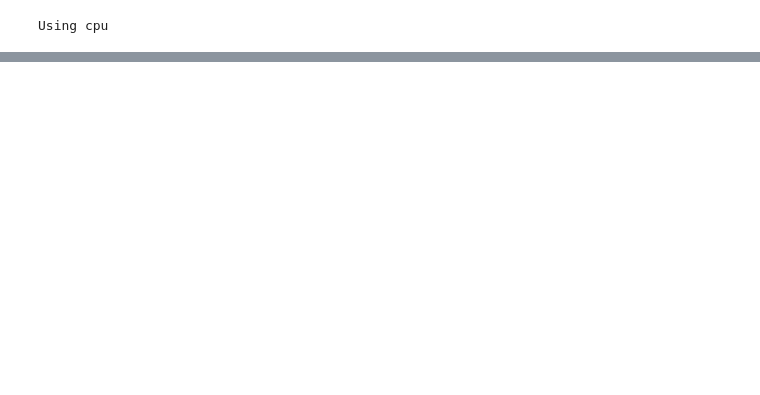
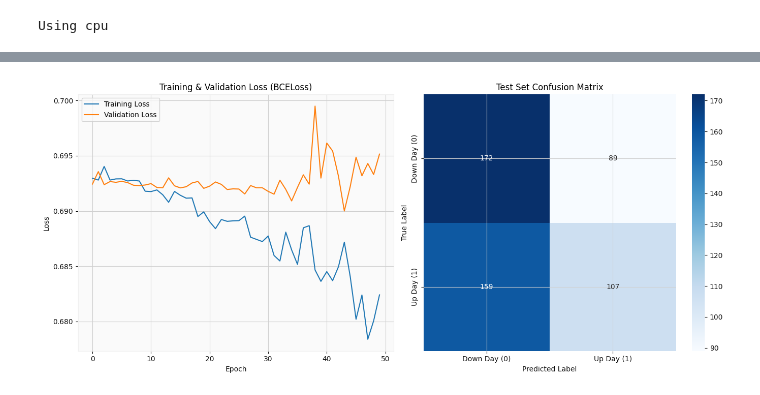
Before and after one commit to srikrish2812/eth_predictor, a Jupyter notebook: crypto_pred/lstm.ipynb, the cells around one changed output, grey strips where cells are left out. Saved outputs shown, nothing was run; the diff lists cells and outputs as text; code cells hidden in the pictures; blank space fills up the shorter version.

Commit message:
chore: moved from regression to classification(predicts up or down day)

```diff
--- a/crypto_pred/lstm.ipynb
+++ b/crypto_pred/lstm.ipynb
@@ -619,7 +641,7 @@ class StockDataset(Dataset):
         # We return the sequence and its corresponding target label
         return self.X[idx], self.y[idx]
 # %%
-# Define the Stacked LSTM Model
+# 3. Define the Stacked LSTM Model
 class StackedLSTM(nn.Module):
     """
     A Stacked LSTM model with Dropout and a final Linear layer.
@@ -665,9 +687,10 @@ class StackedLSTM(nn.Module):
 
         # Apply dropout
         out = self.dropout(out)
+        logits = self.fc(out)
 
         # Pass through the fully connected layer
         # final_out shape: (batch_size, output_size)
-        final_out = self.fc(out)
+        probability = torch.sigmoid(logits)
 
-        return final_out
+        return probability
@@ -673,0 +716,15 @@ class StackedLSTM(nn.Module):
+# %%
+# 6. initializing model, loss, and optimizer
+model = StackedLSTM(
+    input_size = INPUT_SIZE,
+    hidden_size = HIDDEN_SIZE,
+    num_layers = NUM_LAYERS,
+    output_size = OUTPUT_SIZE
+).to(device)
+
+#criterion = nn.MSELoss() old
+criterion = nn.BCELoss()
+optimizer = optim.Adam(model.parameters(), lr=LEARNING_RATE)
+
+print(model)
+print("-"*30)
@@ -673,0 +874,25 @@ class StackedLSTM(nn.Module):
+# %%
+# --- 10. Plot Training History and Confusion Matrix ---
+
+# Plot training & validation loss
+plt.figure(figsize=(14, 6))
+plt.subplot(1, 2, 1)
+plt.plot(train_losses, label='Training Loss')
+plt.plot(val_losses, label='Validation Loss')
+plt.title('Training & Validation Loss (BCELoss)')
+plt.xlabel('Epoch')
+plt.ylabel('Loss')
+plt.legend()
+
+# Plot confusion matrix
+plt.subplot(1, 2, 2)
+sns.heatmap(cm, annot=True, fmt='d', cmap='Blues',
+            xticklabels=target_names, yticklabels=target_names)
+plt.title('Test Set Confusion Matrix')
+plt.xlabel('Predicted Label')
+plt.ylabel('True Label')
+
+plt.tight_layout()
+plt.show()
+# %% [output]
+[figure, added]
```
Also changed, not shown: parts of 10 cells of this notebook, 1 other file.
